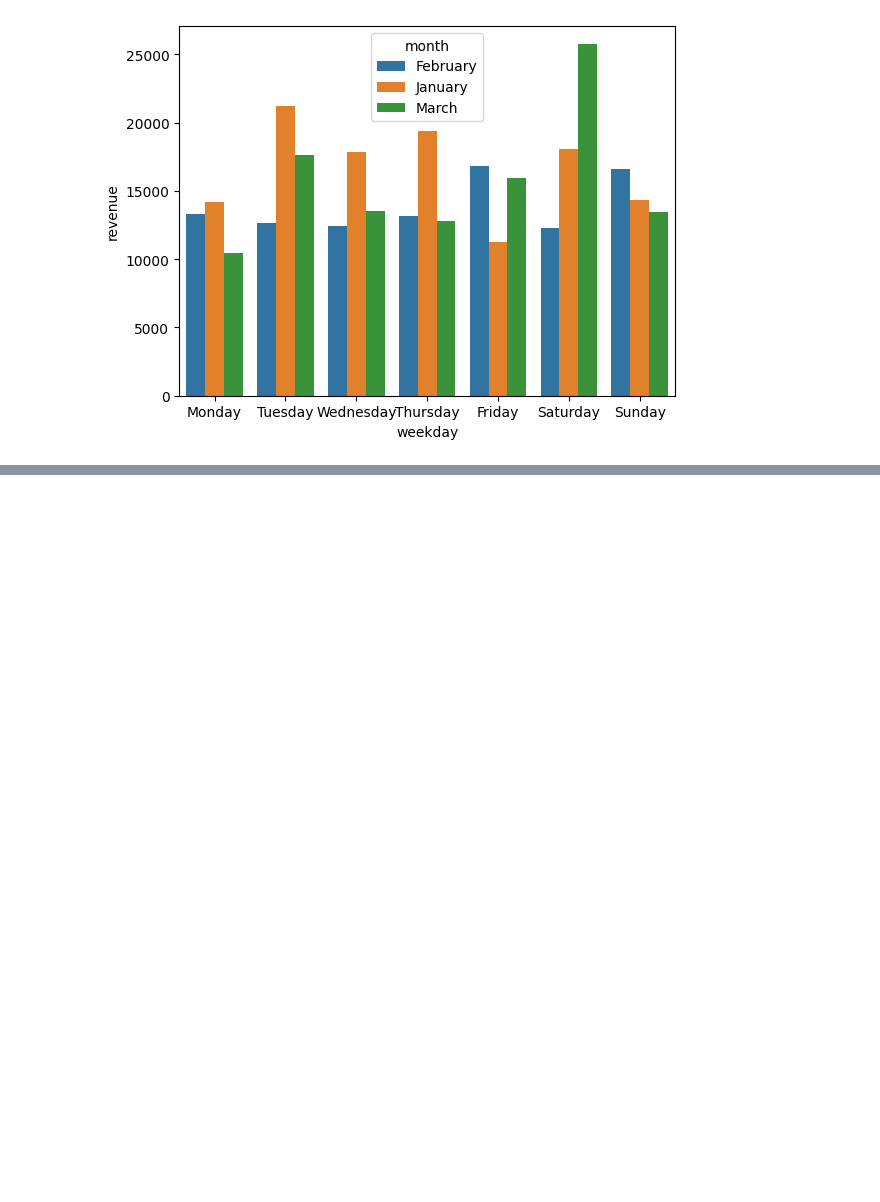
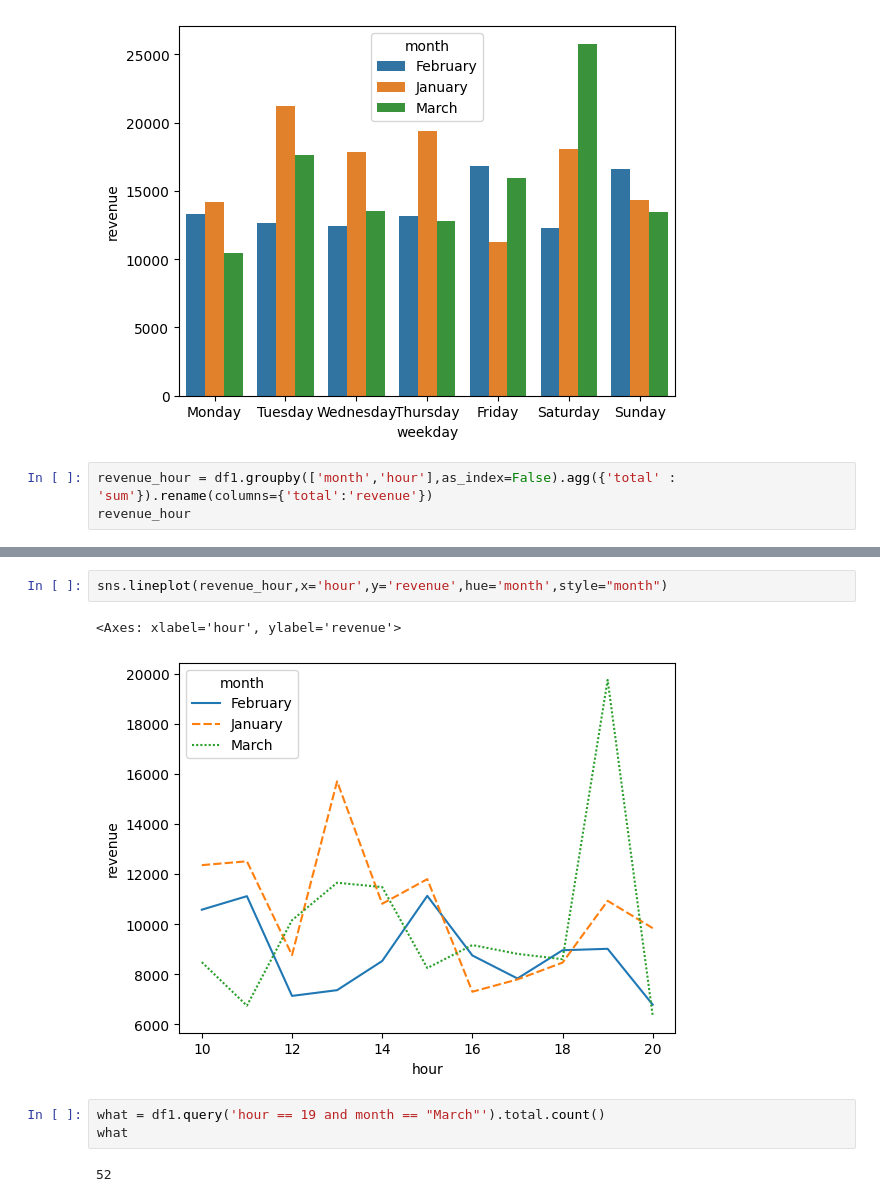
Before and after one commit to vnaumq/supermarket_sales, a Jupyter notebook: supermarket_sales.ipynb, the cells around one changed output, grey strips where cells are left out. Saved outputs shown, nothing was run; the diff lists cells and outputs as text; blank space fills up the shorter version.

```diff
--- a/supermarket_sales.ipynb
+++ b/supermarket_sales.ipynb
@@ -215,3 +221,6 @@ sns.barplot(rating_weekday,x = 'weekday', y = 'revenue', hue = 'month')
 # %% [output]
 <Axes: xlabel='weekday', ylabel='revenue'>
 [figure]
+# %%
+revenue_hour = df1.groupby(['month','hour'],as_index=False).agg({'total' : 'sum'}).rename(columns={'total':'revenue'})
+revenue_hour
@@ -217,0 +245,10 @@ sns.barplot(rating_weekday,x = 'weekday', y = 'revenue', hue = 'month')
+# %%
+sns.lineplot(revenue_hour,x='hour',y='revenue',hue='month',style="month")
+# %% [output]
+<Axes: xlabel='hour', ylabel='revenue'>
+[figure, added]
+# %%
+what = df1.query('hour == 19 and month == "March"').total.count()
+what
+# %% [output]
+52
```
Also changed, not shown: parts of 2 cells of this notebook.
